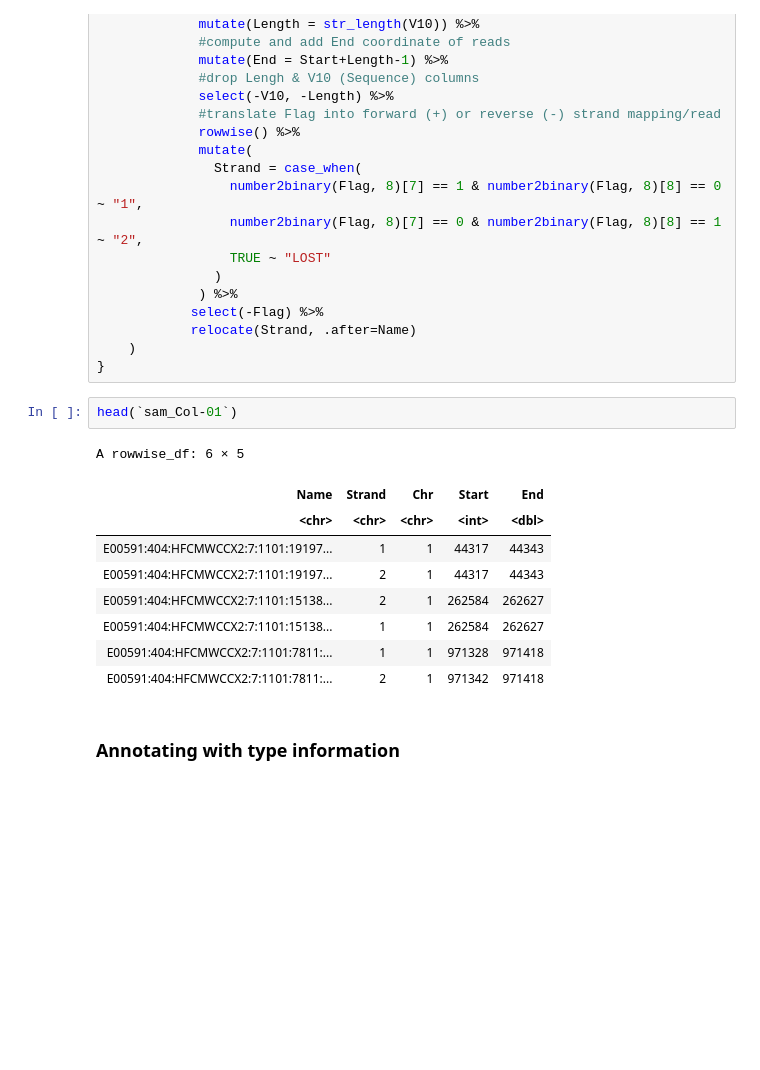
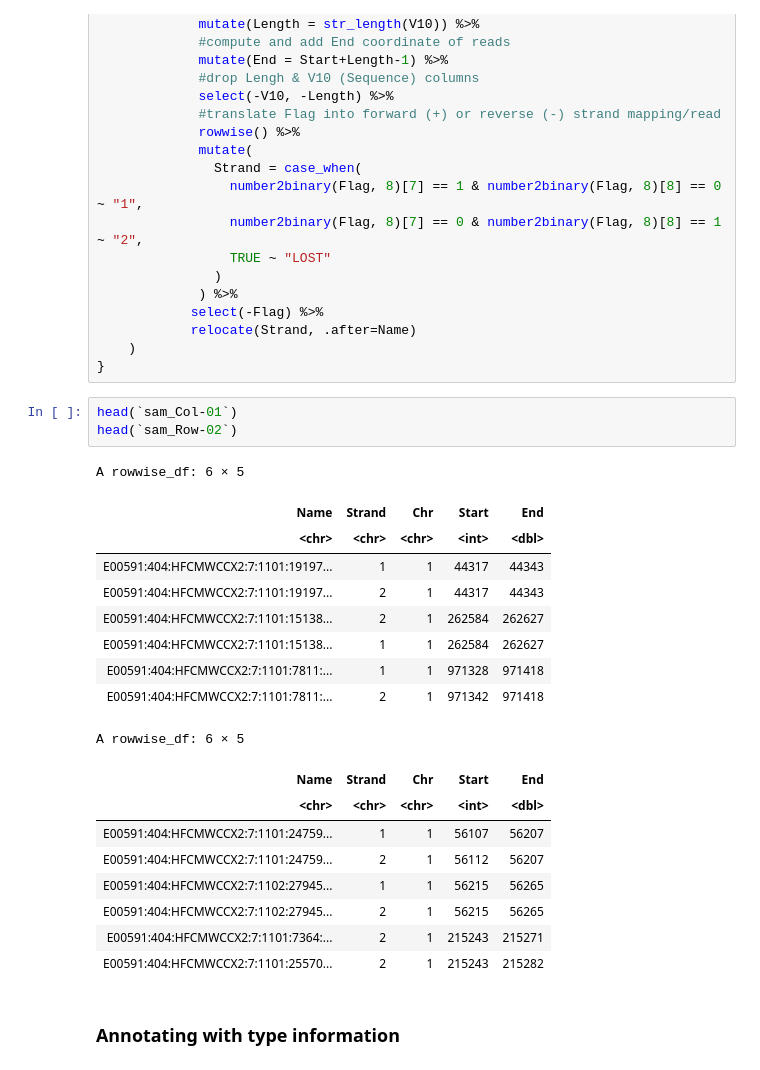
Before and after one commit to tgstoecker/MuWU, a Jupyter notebook: te_typing_annotation.ipynb, the cells around one changed output. Drawn from its saved outputs; the diff is of its cells as text; blank space fills up the shorter version.

```diff
--- a/te_typing_annotation.ipynb
+++ b/te_typing_annotation.ipynb
@@ -153,16 +154,26 @@ for (s in samples) {
 }
 # %%
 head(`sam_Col-01`)
+head(`sam_Row-02`)
 # %% [output]
 A rowwise_df: 6 × 5
 | Name | Strand | Chr | Start | End |
 | <chr> | <chr> | <chr> | <int> | <dbl> |
 | E00591:404:HFCMWCCX2:7:1101:19197... | 1 | 1 | 44317 | 44343 |
 | E00591:404:HFCMWCCX2:7:1101:19197... | 2 | 1 | 44317 | 44343 |
 | E00591:404:HFCMWCCX2:7:1101:15138... | 2 | 1 | 262584 | 262627 |
 | E00591:404:HFCMWCCX2:7:1101:15138... | 1 | 1 | 262584 | 262627 |
 | E00591:404:HFCMWCCX2:7:1101:7811:... | 1 | 1 | 971328 | 971418 |
 | E00591:404:HFCMWCCX2:7:1101:7811:... | 2 | 1 | 971342 | 971418 |
+A rowwise_df: 6 × 5
+| Name | Strand | Chr | Start | End |
+| <chr> | <chr> | <chr> | <int> | <dbl> |
+| E00591:404:HFCMWCCX2:7:1101:24759... | 1 | 1 | 56107 | 56207 |
+| E00591:404:HFCMWCCX2:7:1101:24759... | 2 | 1 | 56112 | 56207 |
+| E00591:404:HFCMWCCX2:7:1102:27945... | 1 | 1 | 56215 | 56265 |
+| E00591:404:HFCMWCCX2:7:1102:27945... | 2 | 1 | 56215 | 56265 |
+| E00591:404:HFCMWCCX2:7:1101:7364:... | 2 | 1 | 215243 | 215271 |
+| E00591:404:HFCMWCCX2:7:1101:25570... | 2 | 1 | 215243 | 215282 |
 # %% [markdown]
 ### Annotating with type information
 # %%
```
Also changed, not shown: parts of 19 cells of this notebook, 1 other file.
